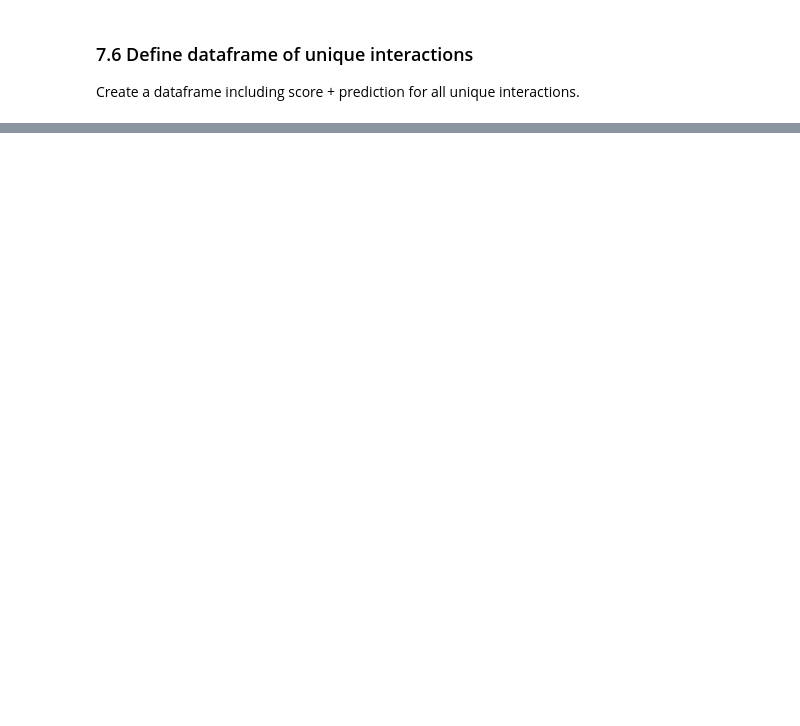
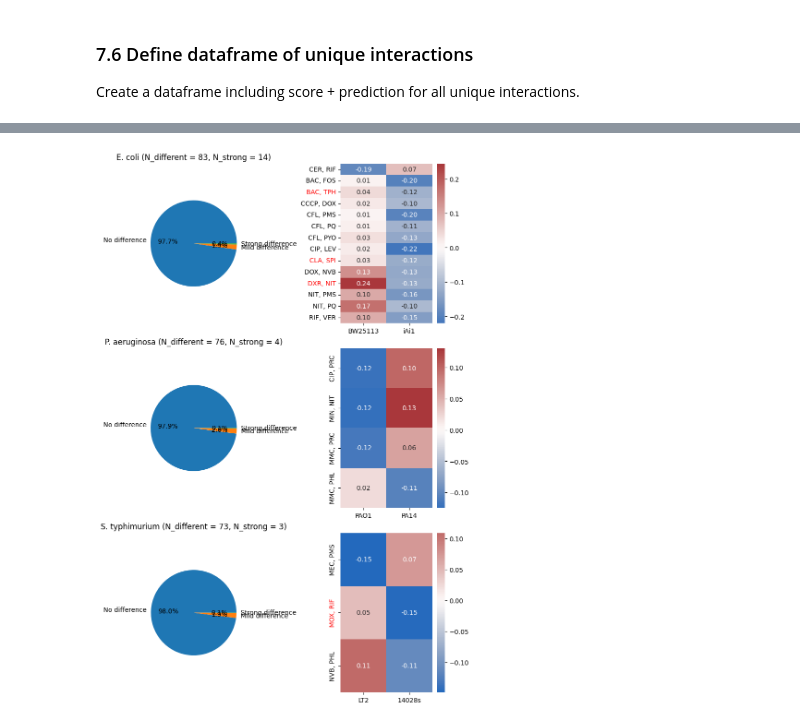
Before and after one commit to sriram-lab/TACTIC, a Jupyter notebook: TACTIC_analysis.ipynb, the cells around one changed output, grey strips where cells are left out. Saved outputs shown, nothing was run; the diff lists cells and outputs as text; code cells hidden in the pictures; blank space fills up the shorter version.

```diff
--- a/TACTIC_analysis.ipynb
+++ b/TACTIC_analysis.ipynb
@@ -1200,0 +1293,18 @@ with open('./TACTIC_data.pkl', 'wb') as f:
+# %%
+# Isolate ixn data
+dfi = master['data'].copy()
+dfi = dfi[dfi['Source']==1]
+dfi = dfi[['Interaction', 'Strain', 'Score']].pivot_table(index='Interaction', columns='Strain')['Score']
+dfi = dfi[['E. coli BW25113', 'E. coli iAi1', 'P. aeruginosa PAO1', 'P. aeruginosa PA14', 'S. typhimurium LT2', 'S. typhimurium 14028s']]
+print(f'Interaction data shape: {dfi.shape}')
+
+# Isolate prediction data
+dfp = out['landscape']['lb'].copy()
+dfp.index = [i.rsplit(', ', 1)[0] for i in dfp.index]
+dfp.columns = [s[0] + '. ' + s.split(' ', 1)[-1] if '.' not in s else s for s in dfp.columns]
+dfp = dfp[list(dfi.columns)]
+print(f'Prediction data shape: {dfp.shape}')
+
+# Check if all ixns in dfi are in prediction landscape
+check = all(i in list(dfp.index) for i in dfi.index)
+print(f'All measured interactions in prediction landscape: {check}')
@@ -1200,0 +1375,50 @@ with open('./TACTIC_data.pkl', 'wb') as f:
+# %%
+# Instantiate figure
+nrows, ncols = len(out['surprise']), 2
+fig, axs = plt.subplots(nrows=nrows, ncols=ncols, figsize=(4*ncols, 4*nrows), layout='constrained')
+
+# Visualize
+ixns = set()
+for i, (key, value) in enumerate(out['surprise'].items()):
+    # Select species subset
+    idx = dfp.columns.str.startswith(s)
+    dfs = dfp.iloc[:, idx]
+    # Extract subsets
+    i1, i2 = value['s1'], value['s2']
+    # Define additional sets
+    mask1 = list(dfs.index[(dfs.iloc[:, 0] < 0) & (dfs.iloc[:, -1] >= 0)])
+    mask2 = list(dfs.index[(dfs.iloc[:, 0] >= 0) & (dfs.iloc[:, -1] < 0)])
+    # Determine no. of surprising ixns
+    n = len(set(i1 + i2 + mask1 + mask2))
+    ns = len(set(i1 + i2))
+    # Update ixns
+    ixns.update(set(i1 + i2))
+    # Define strains
+    idx = dfp.columns.str.startswith(key)
+    # Define ixn subsets
+    # i1, i2 = value.values()
+    # Define plot data
+    plot = dfp.copy().iloc[:, idx]
+    plot.columns = [c.split(' ')[-1] for c in plot.columns]
+    plot['Distance'] = plot.iloc[:, 0].sub(plot.iloc[:, -1]).abs()
+    plot['Set'] = 'No difference'
+    plot.loc[mask1 + mask2, 'Set'] = 'Mild difference'
+    plot.loc[i1 + i2, 'Set'] = 'Strong difference'
+    # plot.loc[i2, 'Set'] = 'clinical'
+    # Pie chart
+    x = plot['Set'].value_counts()
+    labels = x.index.tolist()
+    axs[i, 0].pie(x, labels=labels, autopct='%1.1f%%')
+    axs[i, 0].set_title(f'{key} (N_different = {n}, N_strong = {ns})')
+    axs[i, 0].axis('equal')
+    # Heatmap
+    dfh = plot.sort_values(by='Distance', ascending=False)
+    dfh = dfh.loc[i1 + i2].iloc[:, :-2]
+    sns.heatmap(dfh, center=0, cmap='vlag', annot=True, fmt='.2f', ax=axs[i, 1])
+    # axs[i, 1].set_xticklabels('')
+    # Color novel interactions
+    for tick_label in axs[i, 1].get_yticklabels():
+        if tick_label.get_text() not in list(dfi.index):
+            tick_label.set_color('red')
+# %% [output]
+[figure, added]
```
Also changed, not shown: parts of 39 cells of this notebook, 5 other files.
